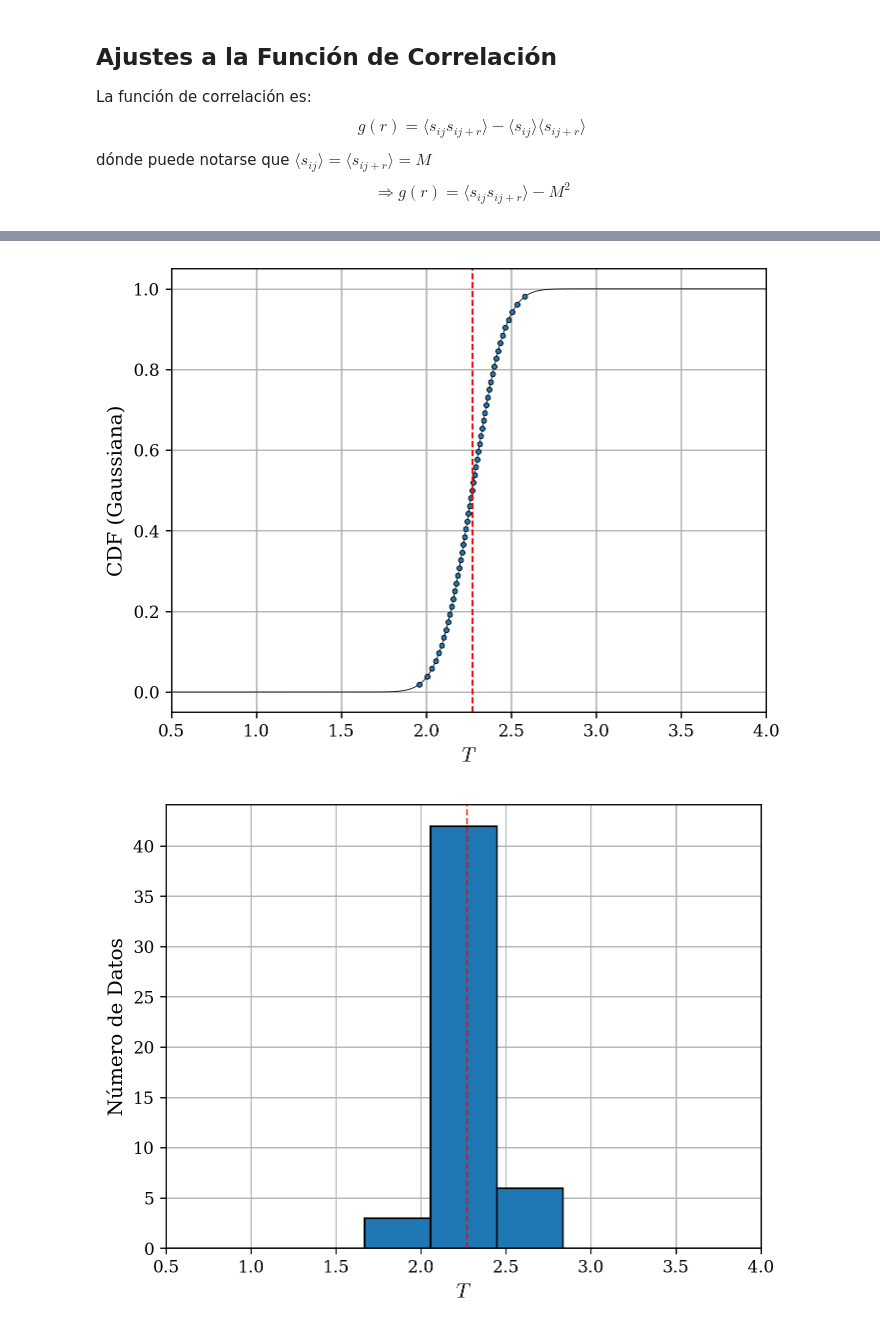
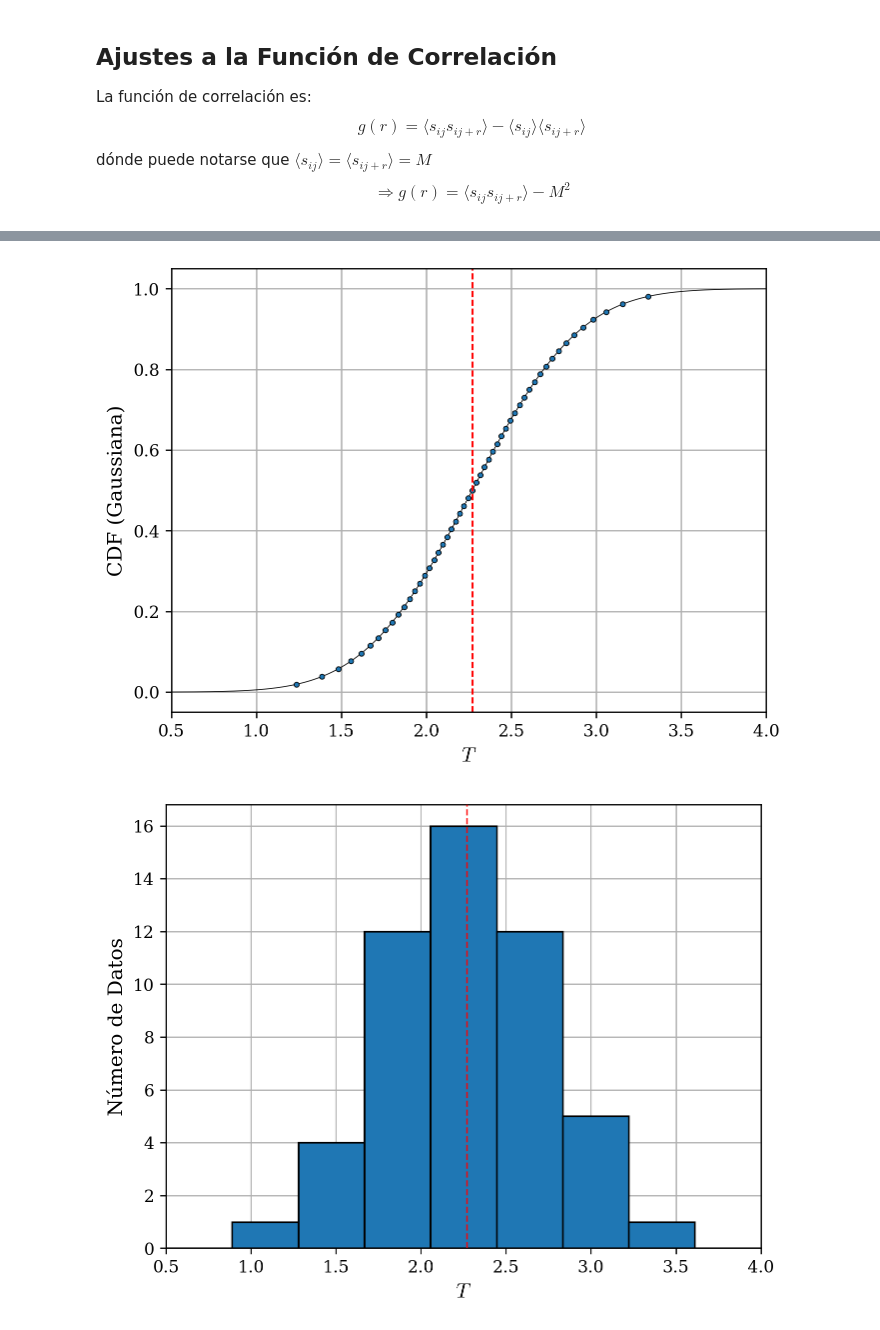
Before and after one commit to Lermacto/ising-2d, a Jupyter notebook: testing_correlation.ipynb, the cells around one changed output, grey strips where cells are left out. Drawn from its saved outputs; the diff is of its cells as text; code cells hidden in the pictures.

```diff
--- a/testing_correlation.ipynb
+++ b/testing_correlation.ipynb
@@ -182,38 +195,38 @@ plt.show()
 # %%
 # Define the symmetry point
 symmetry_point = 2.27
-distribucion = stats.norm(loc=symmetry_point, scale=0.15)  # Gaussiana
+distribucion = stats.norm(loc=symmetry_point, scale=0.5)  # Gaussiana
 numero_temps = 50 + 1
 # Genero un array de valores equiespaciados entre 0 y 1 para samplear la ICDF
 base_domain = np.linspace(1, 0, numero_temps+2)[1:-1]
 plot_domain = np.linspace(0.5, 4, 1_000)
 # Evaluo la ICDF en los valores generados
 importance_sampled_domain = distribucion.isf(base_domain)
 
 plt.plot(plot_domain, distribucion.cdf(plot_domain), "-", lw=0.5, c="k")
 plt.plot(importance_sampled_domain, 1 - base_domain, ".", mec="k", mew=0.5)
 plt.axvline(symmetry_point, color="r", ls="--", lw=1)
 plt.grid()
 plt.ylabel("CDF (Gaussiana)")
 plt.xlabel("$T$")
 plt.xlim(0.5, 4)
 plt.show()
 
 plt.hist(
     importance_sampled_domain,
     bins=np.linspace(0.5, 4, 10),
     edgecolor="k",
     zorder=10,
 )
 plt.axvline(symmetry_point, color="r", ls="--", lw=1, zorder=11)
 plt.grid()
 plt.ylabel("Número de Datos")
 plt.xlabel("$T$")
 plt.xlim(0.5, 4)
 plt.show()
 # %% [output]
-[figure, old version]
+[figure, new version]
-[figure, old version]
+[figure, new version]
 # %%
 L = 64
 
```
Also changed, not shown: parts of 8 cells of this notebook.
